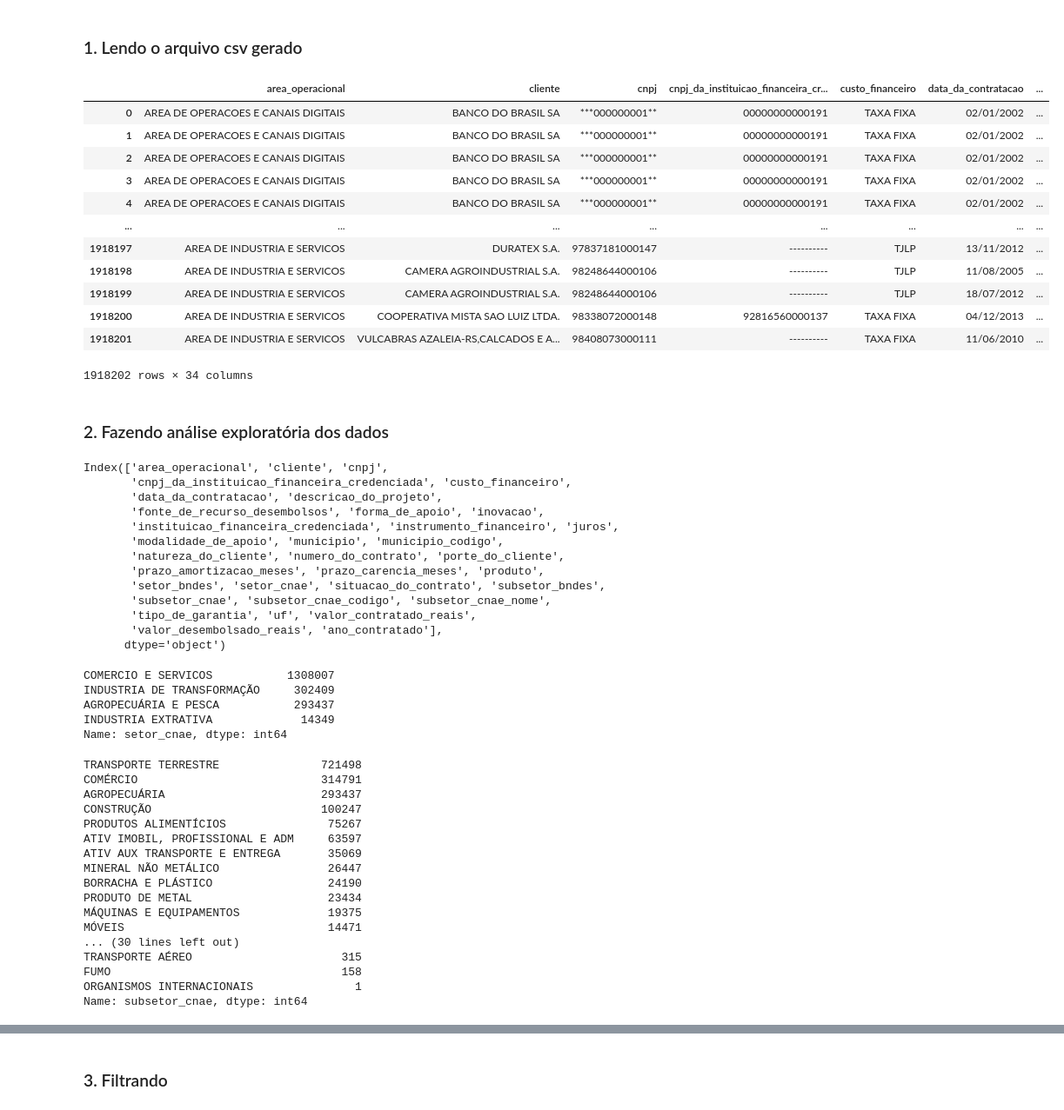
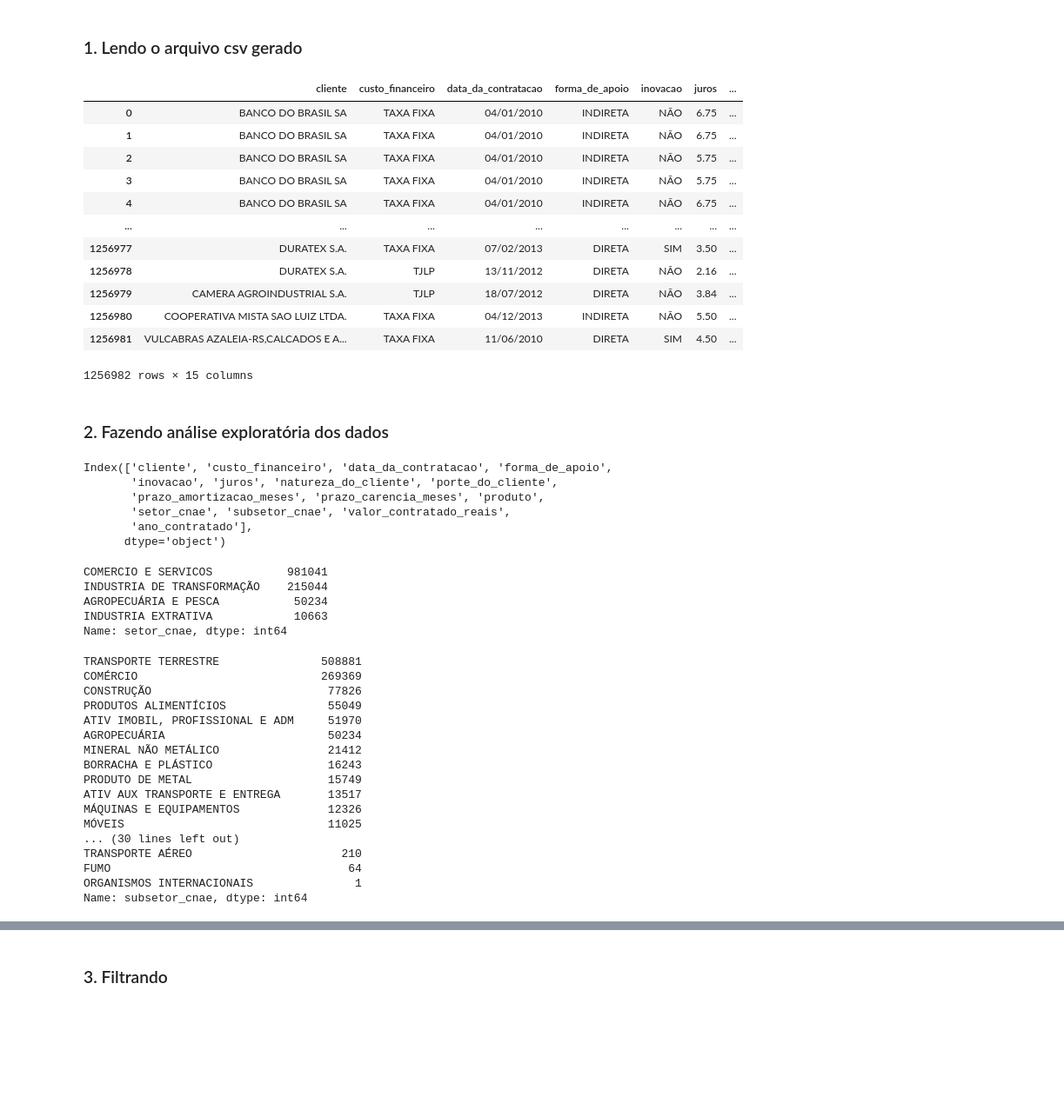
Before and after one commit to karinatk/premio_dados_abertos, a Jupyter notebook: files/BNDES - Gerar modelo de escolha de produto.ipynb, the cells around one changed output, grey strips where cells are left out. Shown at 87% size. Drawn from its saved outputs; the diff is of its cells as text; code cells hidden in the pictures; blank space fills up the shorter version.

```diff
--- a/files/BNDES - Gerar modelo de escolha de produto.ipynb
+++ b/files/BNDES - Gerar modelo de escolha de produto.ipynb
@@ -161,66 +160,59 @@ def read_encoder(file_path):
 # %% [markdown]
 ### 1. Lendo o arquivo csv gerado
 # %%
-full_df = pd.read_csv(result_dataframe_path, encoding="utf-8", sep=";", dtype={"cnpj_da_instituicao_financeira_credenciada": object, "cnpj": object})
+full_df = pd.read_csv(result_dataframe_path, encoding="utf-8", sep=";")
 full_df
 # %% [output]
-|  | area_operacional | cliente | cnpj | cnpj_da_instituicao_financeira_cr... | custo_financeiro | data_da_contratacao | ... |
-| 0 | AREA DE OPERACOES E CANAIS DIGITAIS | BANCO DO BRASIL SA | ***000000001** | 00000000000191 | TAXA FIXA | 02/01/2002 | ... |
-| 1 | AREA DE OPERACOES E CANAIS DIGITAIS | BANCO DO BRASIL SA | ***000000001** | 00000000000191 | TAXA FIXA | 02/01/2002 | ... |
-| 2 | AREA DE OPERACOES E CANAIS DIGITAIS | BANCO DO BRASIL SA | ***000000001** | 00000000000191 | TAXA FIXA | 02/01/2002 | ... |
-| 3 | AREA DE OPERACOES E CANAIS DIGITAIS | BANCO DO BRASIL SA | ***000000001** | 00000000000191 | TAXA FIXA | 02/01/2002 | ... |
-| 4 | AREA DE OPERACOES E CANAIS DIGITAIS | BANCO DO BRASIL SA | ***000000001** | 00000000000191 | TAXA FIXA | 02/01/2002 | ... |
+|  | cliente | custo_financeiro | data_da_contratacao | forma_de_apoio | inovacao | juros | ... |
+| 0 | BANCO DO BRASIL SA | TAXA FIXA | 04/01/2010 | INDIRETA | NÃO | 6.75 | ... |
+| 1 | BANCO DO BRASIL SA | TAXA FIXA | 04/01/2010 | INDIRETA | NÃO | 6.75 | ... |
+| 2 | BANCO DO BRASIL SA | TAXA FIXA | 04/01/2010 | INDIRETA | NÃO | 5.75 | ... |
+| 3 | BANCO DO BRASIL SA | TAXA FIXA | 04/01/2010 | INDIRETA | NÃO | 5.75 | ... |
+| 4 | BANCO DO BRASIL SA | TAXA FIXA | 04/01/2010 | INDIRETA | NÃO | 6.75 | ... |
 | ... | ... | ... | ... | ... | ... | ... | ... |
-| 1918197 | AREA DE INDUSTRIA E SERVICOS | DURATEX S.A. | 97837181000147 | ---------- | TJLP | 13/11/2012 | ... |
-| 1918198 | AREA DE INDUSTRIA E SERVICOS | CAMERA AGROINDUSTRIAL S.A. | 98248644000106 | ---------- | TJLP | 11/08/2005 | ... |
-| 1918199 | AREA DE INDUSTRIA E SERVICOS | CAMERA AGROINDUSTRIAL S.A. | 98248644000106 | ---------- | TJLP | 18/07/2012 | ... |
-| 1918200 | AREA DE INDUSTRIA E SERVICOS | COOPERATIVA MISTA SAO LUIZ LTDA. | 98338072000148 | 92816560000137 | TAXA FIXA | 04/12/2013 | ... |
-| 1918201 | AREA DE INDUSTRIA E SERVICOS | VULCABRAS AZALEIA-RS,CALCADOS E A... | 98408073000111 | ---------- | TAXA FIXA | 11/06/2010 | ... |
+| 1256977 | DURATEX S.A. | TAXA FIXA | 07/02/2013 | DIRETA | SIM | 3.50 | ... |
+| 1256978 | DURATEX S.A. | TJLP | 13/11/2012 | DIRETA | NÃO | 2.16 | ... |
+| 1256979 | CAMERA AGROINDUSTRIAL S.A. | TJLP | 18/07/2012 | DIRETA | NÃO | 3.84 | ... |
+| 1256980 | COOPERATIVA MISTA SAO LUIZ LTDA. | TAXA FIXA | 04/12/2013 | INDIRETA | NÃO | 5.50 | ... |
+| 1256981 | VULCABRAS AZALEIA-RS,CALCADOS E A... | TAXA FIXA | 11/06/2010 | DIRETA | SIM | 4.50 | ... |
-1918202 rows × 34 columns
+1256982 rows × 15 columns
 # %% [markdown]
 ### 2. Fazendo análise exploratória dos dados
 # %%
 full_df.columns
 # %% [output]
-Index(['area_operacional', 'cliente', 'cnpj',
-       'cnpj_da_instituicao_financeira_credenciada', 'custo_financeiro',
-       'data_da_contratacao', 'descricao_do_projeto',
-       'fonte_de_recurso_desembolsos', 'forma_de_apoio', 'inovacao',
-       'instituicao_financeira_credenciada', 'instrumento_financeiro', 'juros',
-       'modalidade_de_apoio', 'municipio', 'municipio_codigo',
-       'natureza_do_cliente', 'numero_do_contrato', 'porte_do_cliente',
+Index(['cliente', 'custo_financeiro', 'data_da_contratacao', 'forma_de_apoio',
+       'inovacao', 'juros', 'natureza_do_cliente', 'porte_do_cliente',
        'prazo_amortizacao_meses', 'prazo_carencia_meses', 'produto',
-       'setor_bndes', 'setor_cnae', 'situacao_do_contrato', 'subsetor_bndes',
-       'subsetor_cnae', 'subsetor_cnae_codigo', 'subsetor_cnae_nome',
-       'tipo_de_garantia', 'uf', 'valor_contratado_reais',
-       'valor_desembolsado_reais', 'ano_contratado'],
+       'setor_cnae', 'subsetor_cnae', 'valor_contratado_reais',
+       'ano_contratado'],
       dtype='object')
 # %%
 full_df["setor_cnae"].value_counts()
 # %% [output]
-COMERCIO E SERVICOS           1308007
-INDUSTRIA DE TRANSFORMAÇÃO     302409
-AGROPECUÁRIA E PESCA           293437
-INDUSTRIA EXTRATIVA             14349
+COMERCIO E SERVICOS           981041
+INDUSTRIA DE TRANSFORMAÇÃO    215044
+AGROPECUÁRIA E PESCA           50234
+INDUSTRIA EXTRATIVA            10663
 Name: setor_cnae, dtype: int64
 # %%
 full_df["subsetor_cnae"].value_counts()
 # %% [output]
-TRANSPORTE TERRESTRE               721498
-COMÉRCIO                           314791
-AGROPECUÁRIA                       293437
-CONSTRUÇÃO                         100247
-PRODUTOS ALIMENTÍCIOS               75267
-ATIV IMOBIL, PROFISSIONAL E ADM     63597
-ATIV AUX TRANSPORTE E ENTREGA       35069
-MINERAL NÃO METÁLICO                26447
-BORRACHA E PLÁSTICO                 24190
-PRODUTO DE METAL                    23434
-MÁQUINAS E EQUIPAMENTOS             19375
-MÓVEIS                              14471
+TRANSPORTE TERRESTRE               508881
+COMÉRCIO                           269369
+CONSTRUÇÃO                          77826
+PRODUTOS ALIMENTÍCIOS               55049
+ATIV IMOBIL, PROFISSIONAL E ADM     51970
+AGROPECUÁRIA                        50234
+MINERAL NÃO METÁLICO                21412
+BORRACHA E PLÁSTICO                 16243
+PRODUTO DE METAL                    15749
+ATIV AUX TRANSPORTE E ENTREGA       13517
+MÁQUINAS E EQUIPAMENTOS             12326
+MÓVEIS                              11025
 ... (30 lines left out)
-TRANSPORTE AÉREO                      315
-FUMO                                  158
+TRANSPORTE AÉREO                      210
+FUMO                                   64
 ORGANISMOS INTERNACIONAIS               1
 Name: subsetor_cnae, dtype: int64
 # %%
```
Also changed, not shown: parts of 20 cells of this notebook, 1 other file.
